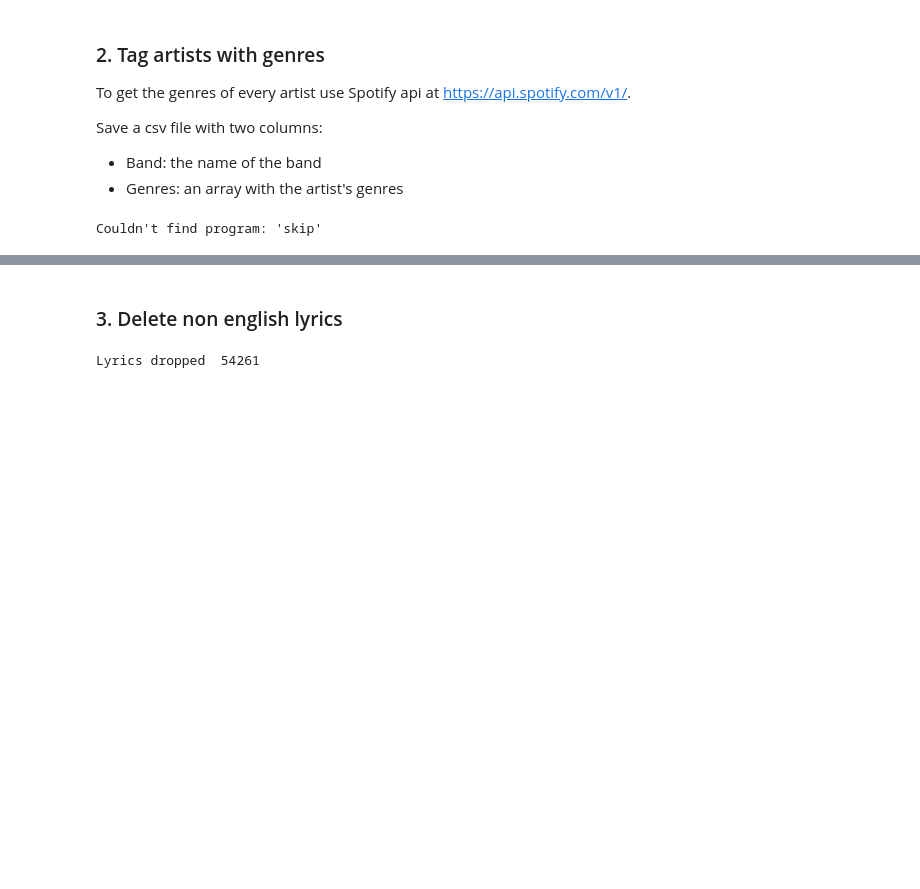
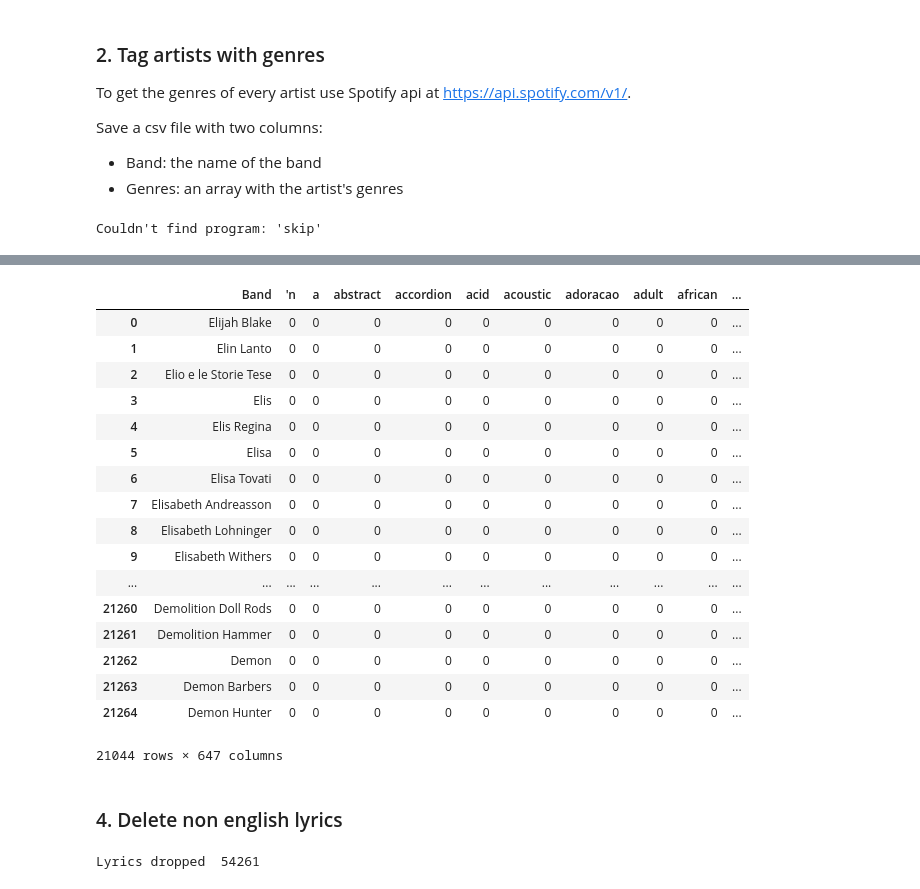
Before and after one commit to Hohenheimsenberg/LyricAnalyzer, a Jupyter notebook: 1.Dataset_Preparation.ipynb, the cells around one changed output, grey strips where cells are left out. Saved outputs shown, nothing was run; the diff lists cells and outputs as text; code cells hidden in the pictures; blank space fills up the shorter version.

```diff
--- a/1.Dataset_Preparation.ipynb
+++ b/1.Dataset_Preparation.ipynb
@@ -83,3 +83,9 @@ print("Artists found: ", len(artist_genres))
 print("Artists not found: ", len(artist_no_genres))
 # %% [output]
 Couldn't find program: 'skip'
+# %%
+import ast
+import pandas as pd
+
+df = pd.read_csv('../dataset/artists.csv')
+df
@@ -86,5 +205,34 @@ Couldn't find program: 'skip'
+# %%
+final_df = pd.read_csv('../dataset/artists_one_hot_encoded_genres.csv')
+final_df = final_df.drop(labels=to_remove, axis=1)
+for row in final_df.itertuples():
+    if (sum(row[2:]) == 0):
+        final_df.drop(row[0], inplace=True)
+
+final_df.to_csv('../dataset/artists_final_ohe.csv', index=False)
+# %%
+final_df
+# %% [output]
+|  | Band | 'n | a | abstract | accordion | acid | acoustic | adoracao | adult | african | ... |
+| 0 | Elijah Blake | 0 | 0 | 0 | 0 | 0 | 0 | 0 | 0 | 0 | ... |
+| 1 | Elin Lanto | 0 | 0 | 0 | 0 | 0 | 0 | 0 | 0 | 0 | ... |
+| 2 | Elio e le Storie Tese | 0 | 0 | 0 | 0 | 0 | 0 | 0 | 0 | 0 | ... |
+| 3 | Elis | 0 | 0 | 0 | 0 | 0 | 0 | 0 | 0 | 0 | ... |
+| 4 | Elis Regina | 0 | 0 | 0 | 0 | 0 | 0 | 0 | 0 | 0 | ... |
+| 5 | Elisa | 0 | 0 | 0 | 0 | 0 | 0 | 0 | 0 | 0 | ... |
+| 6 | Elisa Tovati | 0 | 0 | 0 | 0 | 0 | 0 | 0 | 0 | 0 | ... |
+| 7 | Elisabeth Andreasson | 0 | 0 | 0 | 0 | 0 | 0 | 0 | 0 | 0 | ... |
+| 8 | Elisabeth Lohninger | 0 | 0 | 0 | 0 | 0 | 0 | 0 | 0 | 0 | ... |
+| 9 | Elisabeth Withers | 0 | 0 | 0 | 0 | 0 | 0 | 0 | 0 | 0 | ... |
+| ... | ... | ... | ... | ... | ... | ... | ... | ... | ... | ... | ... |
+| 21260 | Demolition Doll Rods | 0 | 0 | 0 | 0 | 0 | 0 | 0 | 0 | 0 | ... |
+| 21261 | Demolition Hammer | 0 | 0 | 0 | 0 | 0 | 0 | 0 | 0 | 0 | ... |
+| 21262 | Demon | 0 | 0 | 0 | 0 | 0 | 0 | 0 | 0 | 0 | ... |
+| 21263 | Demon Barbers | 0 | 0 | 0 | 0 | 0 | 0 | 0 | 0 | 0 | ... |
+| 21264 | Demon Hunter | 0 | 0 | 0 | 0 | 0 | 0 | 0 | 0 | 0 | ... |
+21044 rows × 647 columns
 # %% [markdown]
-### 3. Delete non english lyrics
+### 4. Delete non english lyrics
 # %%
 from langdetect import detect
 from langdetect import DetectorFactory
```
Also changed, not shown: parts of 9 cells of this notebook, 2 other files.
